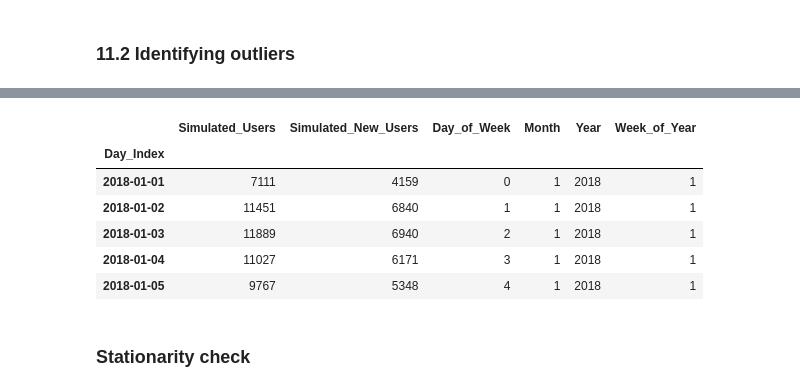
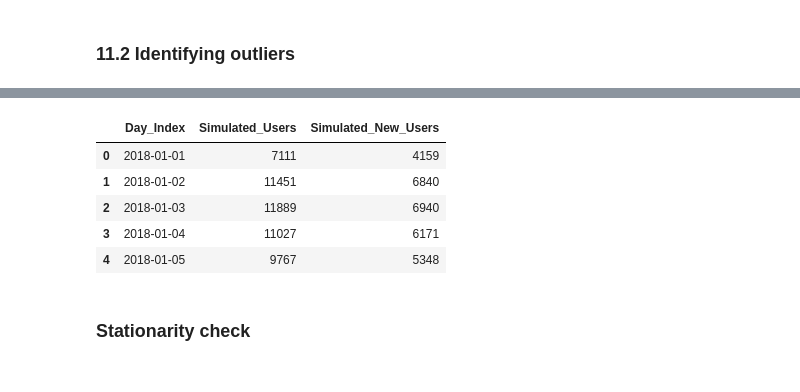
Before and after one commit to Mwenda-Mugambi/Web_Ad_campaign_optimization, a Jupyter notebook: Group_5_Notebook.ipynb, the cells around one changed output, grey strips where cells are left out. Cells and saved outputs as stored; diff of their text form; code cells hidden in the pictures.

```diff
--- a/Group_5_Notebook.ipynb
+++ b/Group_5_Notebook.ipynb
@@ -768,16 +788,17 @@ plt.show()
+# %%
+df.head()
+# %% [output]
+|  | Day_Index | Simulated_Users | Simulated_New_Users |
+| 0 | 2018-01-01 | 7111 | 4159 |
+| 1 | 2018-01-02 | 11451 | 6840 |
+| 2 | 2018-01-03 | 11889 | 6940 |
+| 3 | 2018-01-04 | 11027 | 6171 |
+| 4 | 2018-01-05 | 9767 | 5348 |
 # %%
-# Feature engineeriinig
-df_no_outliers['Day_of_Week'] = df_no_outliers.index.dayofweek
-df_no_outliers['Month'] = df_no_outliers.index.month
-df_no_outliers['Year'] = df_no_outliers.index.year
-df_no_outliers['Week_of_Year'] = df_no_outliers.index.isocalendar().week
+# # Feature engineerinig
+# df['Day_of_Week'] = df.index.dayofweek
+# df['Month'] = df.index.month
+# df['Year'] = df.index.year
+# df['Week_of_Year'] = df.index.isocalendar().week
 
-df_no_outliers.head()
+# df.head()
-# %% [output]
-|  | Simulated_Users | Simulated_New_Users | Day_of_Week | Month | Year | Week_of_Year |
-| Day_Index |  |  |  |  |  |  |
-| 2018-01-01 | 7111 | 4159 | 0 | 1 | 2018 | 1 |
-| 2018-01-02 | 11451 | 6840 | 1 | 1 | 2018 | 1 |
-| 2018-01-03 | 11889 | 6940 | 2 | 1 | 2018 | 1 |
-| 2018-01-04 | 11027 | 6171 | 3 | 1 | 2018 | 1 |
-| 2018-01-05 | 9767 | 5348 | 4 | 1 | 2018 | 1 |
```
Also changed, not shown: parts of 16 cells of this notebook, 1 other file.
